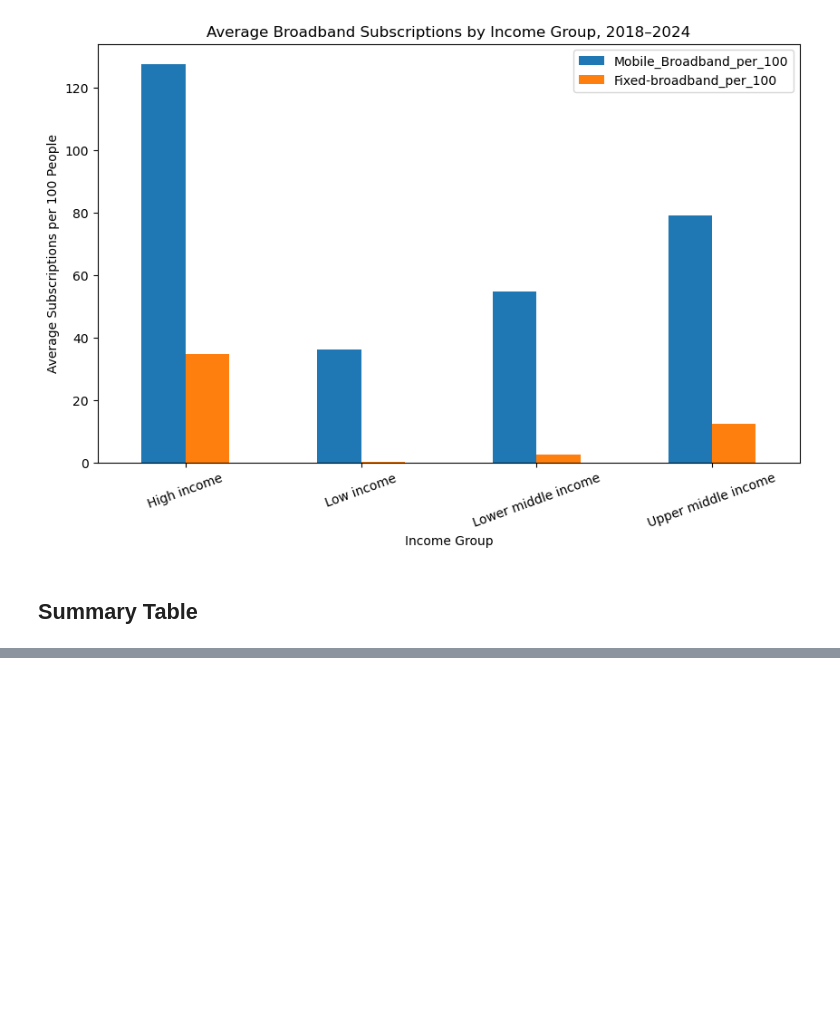
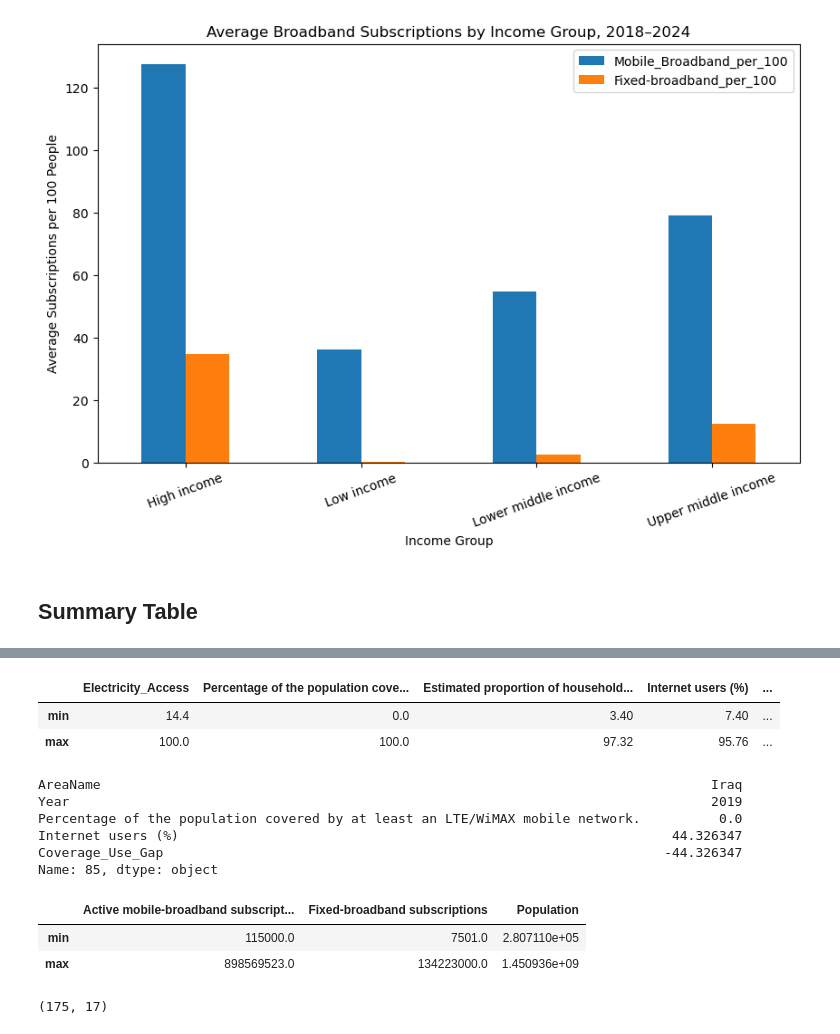
Before and after one commit to ajbunny/AI-Readiness-Governance-Capstone, a Jupyter notebook: notebooks/05_EDA.ipynb, the cells around one changed output, grey strips where cells are left out. Cells and saved outputs as stored; diff of their text form; code cells hidden in the pictures; blank space fills up the shorter version.

```diff
--- a/notebooks/05_EDA.ipynb
+++ b/notebooks/05_EDA.ipynb
@@ -511,3 +514,53 @@ eda_summary
 | Low income | 49.92 | 42.45 | 16.79 | 36.01 | ... |
 | Lower middle income | 74.96 | 80.52 | 45.86 | 54.83 | ... |
 | Upper middle income | 95.84 | 90.06 | 68.63 | 79.10 | ... |
+# %%
+analysis_df[
+    [
+        "Electricity_Access",
+        "Percentage of the population covered by at least an LTE/WiMAX mobile network.",
+        "Estimated proportion of households with Internet access at home",
+        "Internet users (%)",
+        "Mobile_Broadband_per_100",
+        "Fixed-broadband_per_100",
+        "Coverage_Use_Gap"
+    ]
+].agg(["min", "max"]).round(2)
+# %% [output]
+|  | Electricity_Access | Percentage of the population cove... | Estimated proportion of household... | Internet users (%) | ... |
+| min | 14.4 | 0.0 | 3.40 | 7.40 | ... |
+| max | 100.0 | 100.0 | 97.32 | 95.76 | ... |
+# %%
+analysis_df.loc[
+    analysis_df["Coverage_Use_Gap"].idxmin(),
+    [
+        "AreaName",
+        "Year",
+        "Percentage of the population covered by at least an LTE/WiMAX mobile network.",
+        "Internet users (%)",
+        "Coverage_Use_Gap"
+    ]
+]
+# %% [output]
+AreaName                                                                              Iraq
+Year                                                                                  2019
+Percentage of the population covered by at least an LTE/WiMAX mobile network.          0.0
+Internet users (%)                                                               44.326347
+Coverage_Use_Gap                                                                -44.326347
+Name: 85, dtype: object
+# %%
+analysis_df[
+    [
+        "Active mobile-broadband subscriptions",
+        "Fixed-broadband subscriptions",
+        "Population"
+    ]
+].agg(["min", "max"]).round(2)
+# %% [output]
+|  | Active mobile-broadband subscript... | Fixed-broadband subscriptions | Population |
+| min | 115000.0 | 7501.0 | 2.807110e+05 |
+| max | 898569523.0 | 134223000.0 | 1.450936e+09 |
+# %%
+analysis_df.shape
+# %% [output]
+(175, 17)
```
Also changed, not shown: parts of 3 cells of this notebook, 1 other file.
